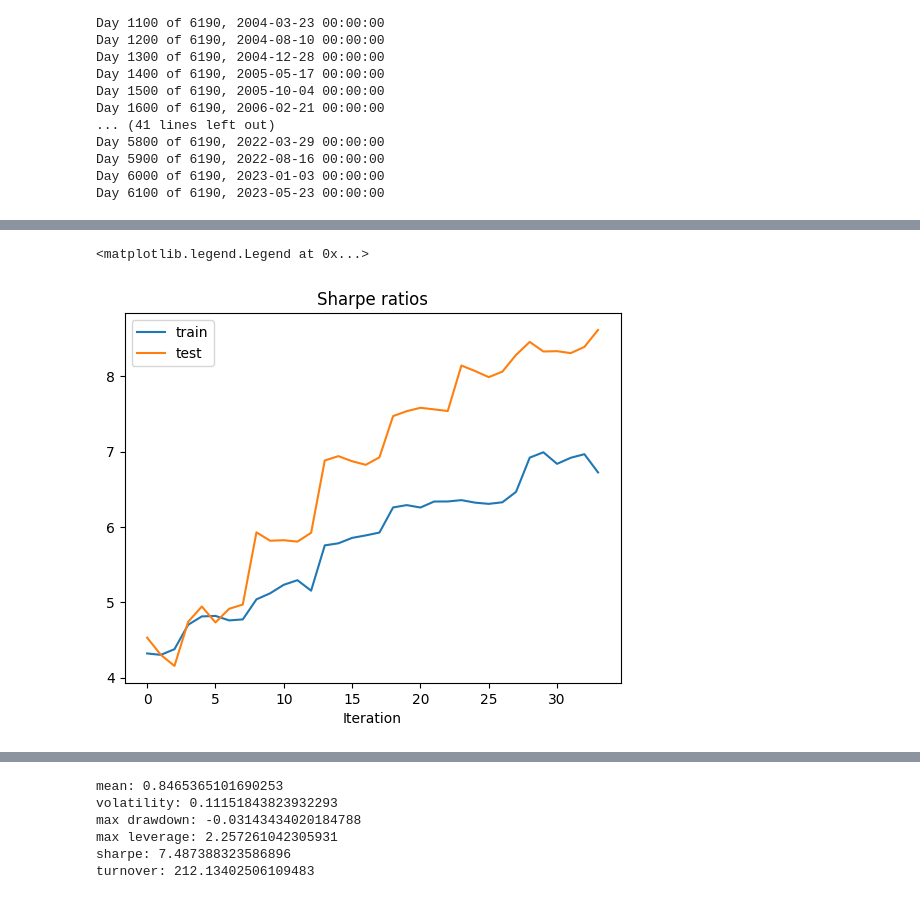
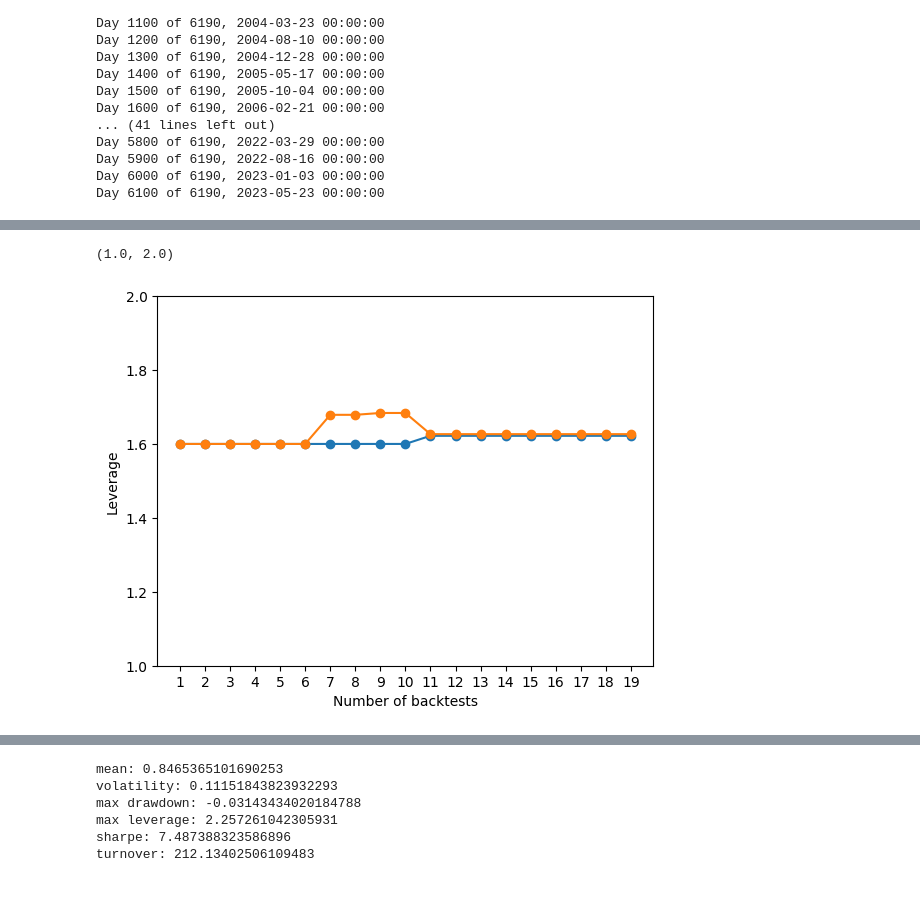
Before and after one commit to cvxgrp/markowitz-reference, a Jupyter notebook: experiments/playground.ipynb, the cells around one changed output, grey strips where cells are left out. Cells and saved outputs as stored; diff of their text form; code cells hidden in the pictures.

```diff
--- a/experiments/playground.ipynb
+++ b/experiments/playground.ipynb
@@ -10,6 +10,9 @@ from taming import turnover_limit_markowitz
 
 from tuning import HyperParameters, get_data_and_parameters, full_markowitz, Limits, Targets
 
+# increase standard plt font size
+plt.rcParams.update({'font.size': 10})
+
 # autoreload modules
 %load_ext autoreload
 %autoreload 2
@@ -409,2 +369,0 @@ turnover: 60.3413738548698
-# %%
-results, duals = run_strategy(targets, limits, HyperParameters(1,1,0,0,0))
@@ -483,9 +369,0 @@ duals.Leverage.iloc[:train_len].quantile(0.95)
-# %%
-parameter_dict_new, best_iteration = tune_parameters(
-    full_markowitz,
-    500,
-    prices_train_test,
-    spread_train_test,
-    volume_train_test,
-    rf_train_test,
-)
@@ -594,0 +464,10 @@ for i in parameter_dict_new.keys():
+# %%
+backtests = np.arange(1, len(sharpe_ratios_train)+1)
+
+plt.plot(backtests, sharpe_ratios_train, label="in-sample", marker="o")
+plt.plot(backtests, sharpe_ratios_test, label="out-of-sample", marker="o")
+plt.ylabel("Sharpe ratio")
+plt.xlabel("Number of backtests")
+plt.xticks(backtests)
+plt.legend()
+plt.ylim(3, 6)
@@ -595,10 +487,13 @@ for i in parameter_dict_new.keys():
 # %%
-plt.plot(sharpe_ratios_train, label="train")
-plt.plot(sharpe_ratios_test, label="test")
-plt.title("Sharpe ratios")
-plt.xlabel("Iteration")
-plt.legend()
+plt.plot(backtests, leverages_train, label="train", marker="o")
+plt.plot(backtests, leverages_test, label="test", marker="o")
+plt.ylabel("Leverage")
+plt.xlabel("Number of backtests")
+plt.xticks(backtests)
+
+# plt.legend()
+plt.ylim(1, 2)
 # %% [output]
-<matplotlib.legend.Legend at 0x...>
+(1.0, 2.0)
-[figure, old version]
+[figure, new version]
 # %%
```
Also changed, not shown: parts of 38 cells of this notebook.
